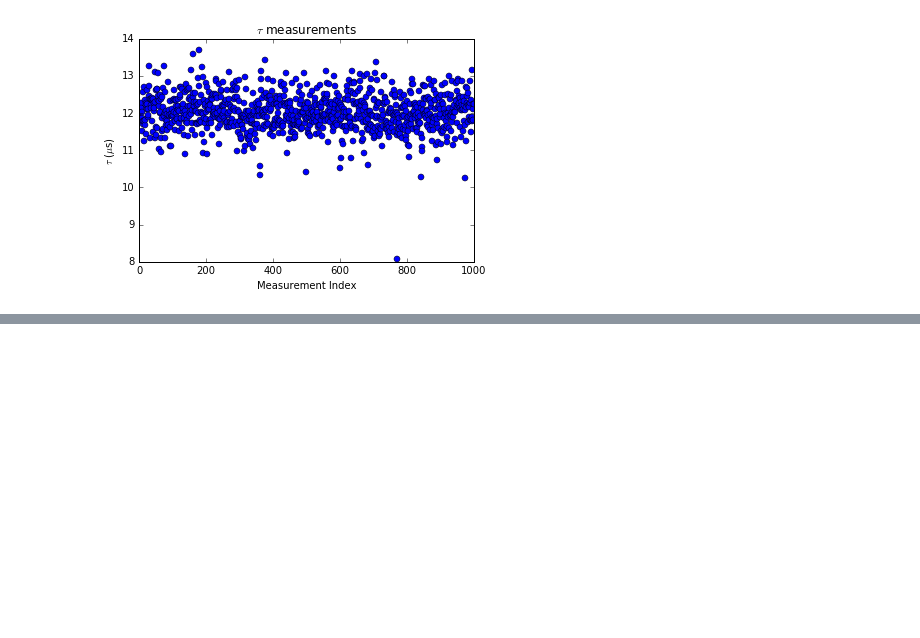
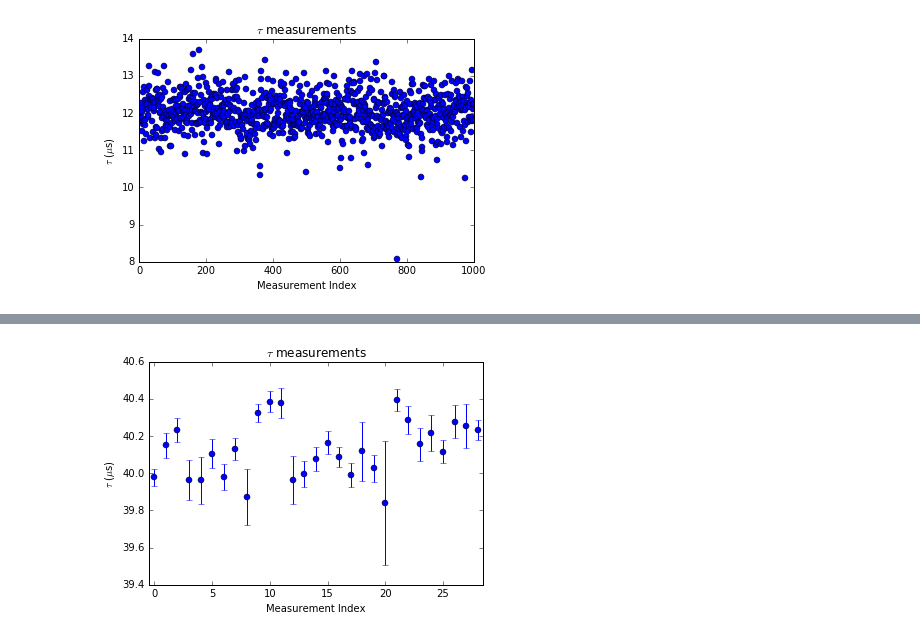
Before and after one commit to zakv/Ringdown_Scope_Code, a Jupyter notebook: Ringdown_Scope_Code.ipynb, the cells around one changed output, grey strips where cells are left out. Drawn from its saved outputs; the diff is of its cells as text; code cells hidden in the pictures; blank space fills up the shorter version.

```diff
--- a/Ringdown_Scope_Code.ipynb
+++ b/Ringdown_Scope_Code.ipynb
@@ -558,0 +651,12 @@ series.plot_tau_series(bin_size=1)
+# %%
+#To get the ringdown code to work for these long lifetimes, I had to change some Measurement_Series attribues.
+#I changed right_plot_limit and right_fit_limit to 140us
+#filter_cutoff was changed down to 5MHz
+#criteria_voltage_min was dropped down to 0
+#Still don't have a 1560 AOM, so these were made just by sweeping the laser frequency
+
+series1=instrument.Measurement_Series.load('Monika_1_2_1560_2e3ohms_10Hz.pkl')
+series1.plot_tau_series(bin_size=30)
+series1.plot_tau_histogram(n_bins=50)
+# %% [output]
+[figure, added]
```
Also changed, not shown: parts of 4 cells of this notebook.
